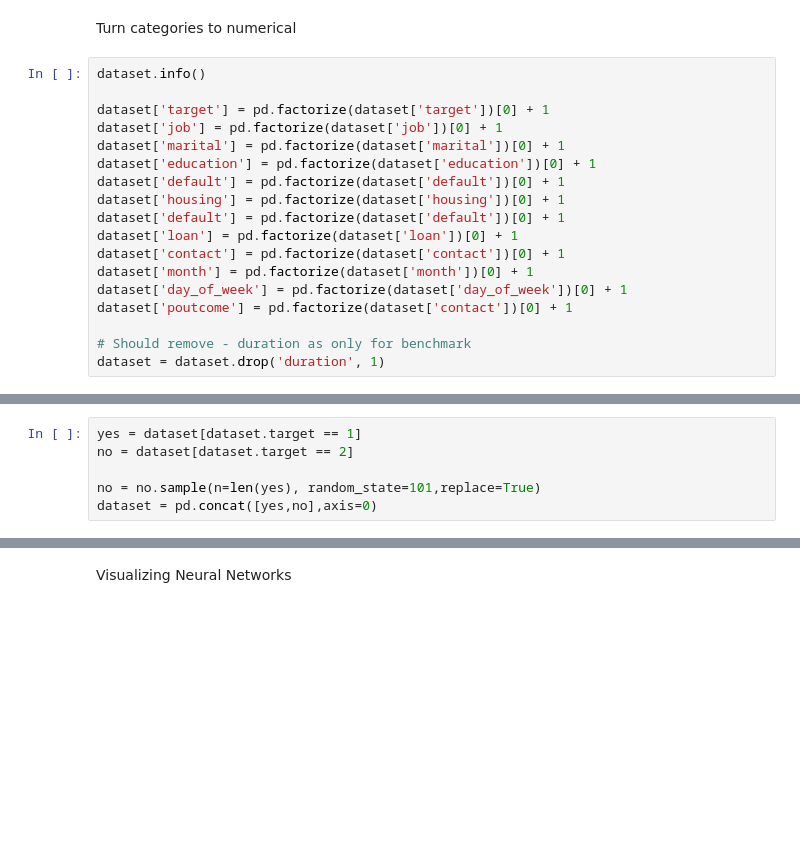
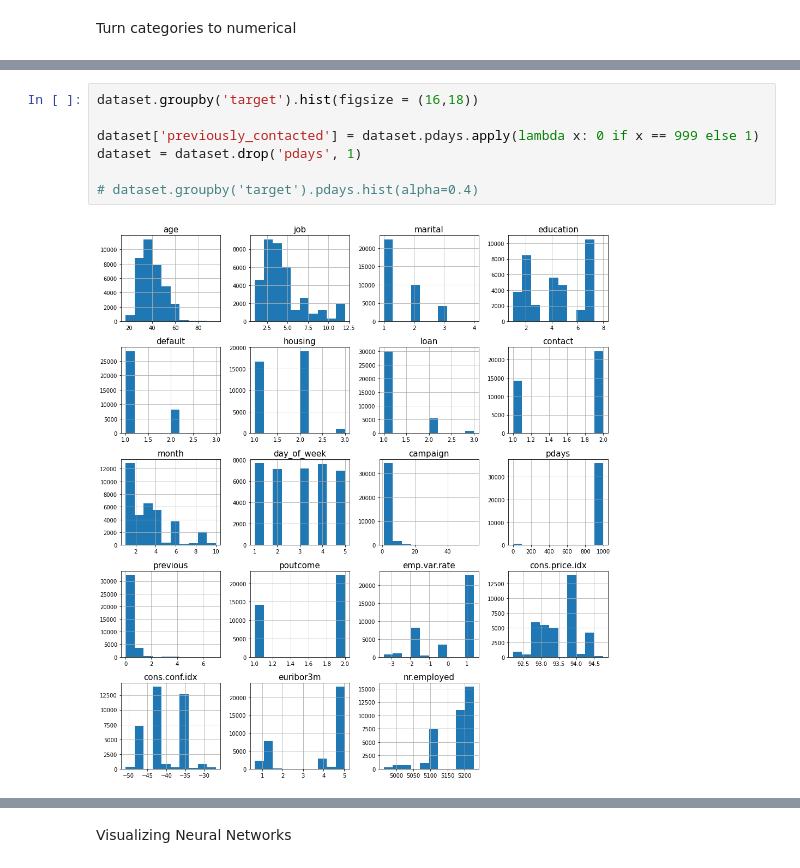
Before and after one commit to claredavies/MachineLearningCoursework, a Jupyter notebook: Assignment1/MLAssignment1Keras.ipynb, the cells around one changed output, grey strips where cells are left out. Saved outputs shown, nothing was run; the diff lists cells and outputs as text; blank space fills up the shorter version.

```diff
--- a/Assignment1/MLAssignment1Keras.ipynb
+++ b/Assignment1/MLAssignment1Keras.ipynb
@@ -57,20 +72,2 @@ Counts of the target variable : [36548  4640]
 # %% [markdown]
 Turn categories to numerical
-# %%
-dataset.info()
-
-dataset['target'] = pd.factorize(dataset['target'])[0] + 1
-dataset['job'] = pd.factorize(dataset['job'])[0] + 1
-dataset['marital'] = pd.factorize(dataset['marital'])[0] + 1
-dataset['education'] = pd.factorize(dataset['education'])[0] + 1
-dataset['default'] = pd.factorize(dataset['default'])[0] + 1
-dataset['housing'] = pd.factorize(dataset['housing'])[0] + 1
-dataset['default'] = pd.factorize(dataset['default'])[0] + 1
-dataset['loan'] = pd.factorize(dataset['loan'])[0] + 1
-dataset['contact'] = pd.factorize(dataset['contact'])[0] + 1
-dataset['month'] = pd.factorize(dataset['month'])[0] + 1
-dataset['day_of_week'] = pd.factorize(dataset['day_of_week'])[0] + 1
-dataset['poutcome'] = pd.factorize(dataset['contact'])[0] + 1
-
-# Should remove - duration as only for benchmark
-dataset = dataset.drop('duration', 1)
@@ -79,6 +73,0 @@ Handle Unbalance Data
-# %%
-yes = dataset[dataset.target == 1]
-no = dataset[dataset.target == 2]
-
-no = no.sample(n=len(yes), random_state=101,replace=True)
-dataset = pd.concat([yes,no],axis=0)
@@ -324,0 +109,9 @@ print(cm)
+# %%
+dataset.groupby('target').hist(figsize = (16,18))
+
+dataset['previously_contacted'] = dataset.pdays.apply(lambda x: 0 if x == 999 else 1)
+dataset = dataset.drop('pdays', 1)
+
+# dataset.groupby('target').pdays.hist(alpha=0.4)
+# %% [output]
+[figure, added]
```
Also changed, not shown: parts of 44 cells of this notebook.
